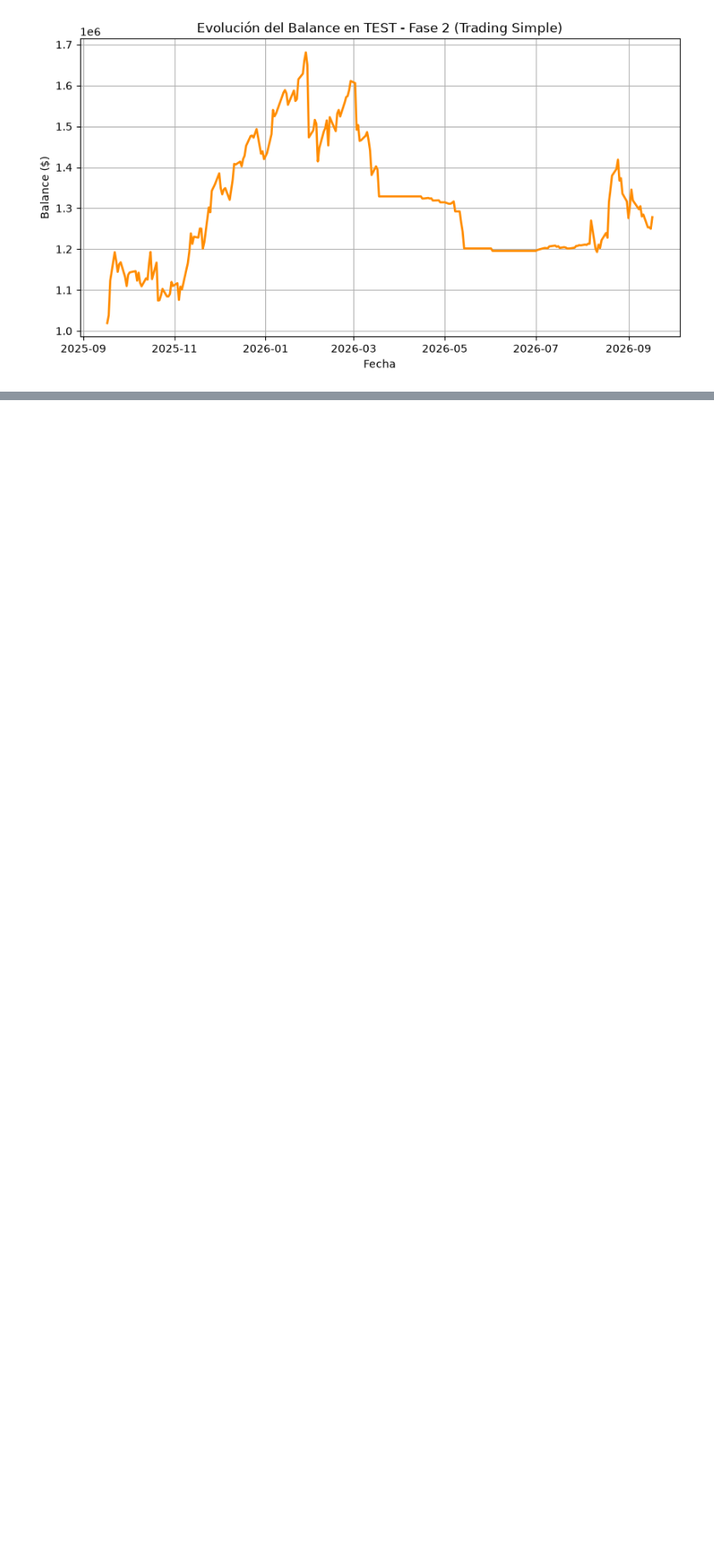
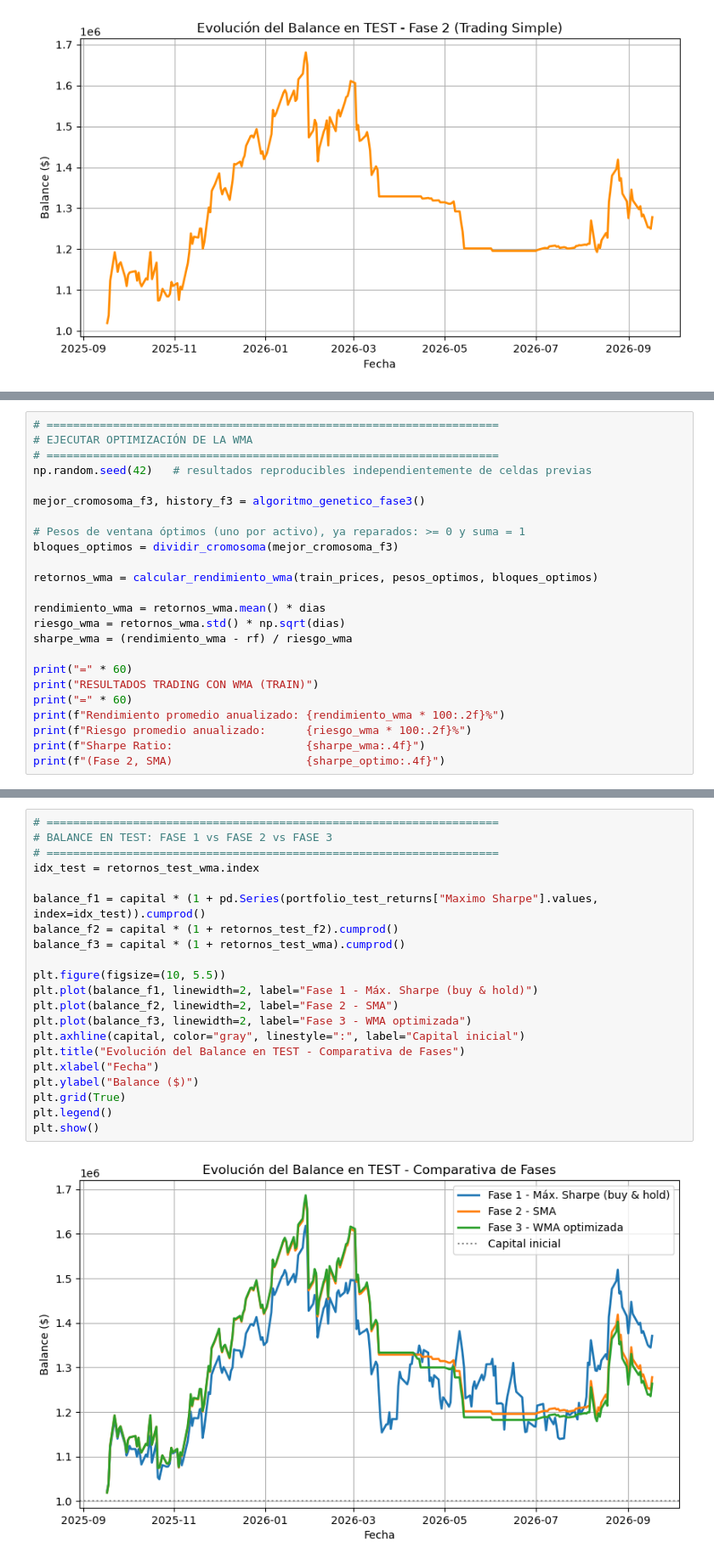
Before and after one commit to DayanniGodoy/MIA, a Jupyter notebook: proyecto_1.ipynb, the cells around one changed output, grey strips where cells are left out. Shown at 85% size. Cells and saved outputs as stored; diff of their text form; blank space fills up the shorter version.

```diff
--- a/proyecto_1.ipynb
+++ b/proyecto_1.ipynb
@@ -1240,0 +1460,24 @@ plt.show()
+# %%
+# ====================================================================
+# EJECUTAR OPTIMIZACIÓN DE LA WMA
+# ====================================================================
+np.random.seed(42)   # resultados reproducibles independientemente de celdas previas
+
+mejor_cromosoma_f3, history_f3 = algoritmo_genetico_fase3()
+
+# Pesos de ventana óptimos (uno por activo), ya reparados: >= 0 y suma = 1
+bloques_optimos = dividir_cromosoma(mejor_cromosoma_f3)
+
+retornos_wma = calcular_rendimiento_wma(train_prices, pesos_optimos, bloques_optimos)
+
+rendimiento_wma = retornos_wma.mean() * dias
+riesgo_wma = retornos_wma.std() * np.sqrt(dias)
+sharpe_wma = (rendimiento_wma - rf) / riesgo_wma
+
+print("=" * 60)
+print("RESULTADOS TRADING CON WMA (TRAIN)")
+print("=" * 60)
+print(f"Rendimiento promedio anualizado: {rendimiento_wma * 100:.2f}%")
+print(f"Riesgo promedio anualizado:      {riesgo_wma * 100:.2f}%")
+print(f"Sharpe Ratio:                    {sharpe_wma:.4f}")
+print(f"(Fase 2, SMA)                    {sharpe_optimo:.4f}")
@@ -1240,0 +1630,23 @@ plt.show()
+# %%
+# ====================================================================
+# BALANCE EN TEST: FASE 1 vs FASE 2 vs FASE 3
+# ====================================================================
+idx_test = retornos_test_wma.index
+
+balance_f1 = capital * (1 + pd.Series(portfolio_test_returns["Maximo Sharpe"].values, index=idx_test)).cumprod()
+balance_f2 = capital * (1 + retornos_test_f2).cumprod()
+balance_f3 = capital * (1 + retornos_test_wma).cumprod()
+
+plt.figure(figsize=(10, 5.5))
+plt.plot(balance_f1, linewidth=2, label="Fase 1 - Máx. Sharpe (buy & hold)")
+plt.plot(balance_f2, linewidth=2, label="Fase 2 - SMA")
+plt.plot(balance_f3, linewidth=2, label="Fase 3 - WMA optimizada")
+plt.axhline(capital, color="gray", linestyle=":", label="Capital inicial")
+plt.title("Evolución del Balance en TEST - Comparativa de Fases")
+plt.xlabel("Fecha")
+plt.ylabel("Balance ($)")
+plt.grid(True)
+plt.legend()
+plt.show()
+# %% [output]
+[figure, added]
```
Also changed, not shown: parts of 18 cells of this notebook.
